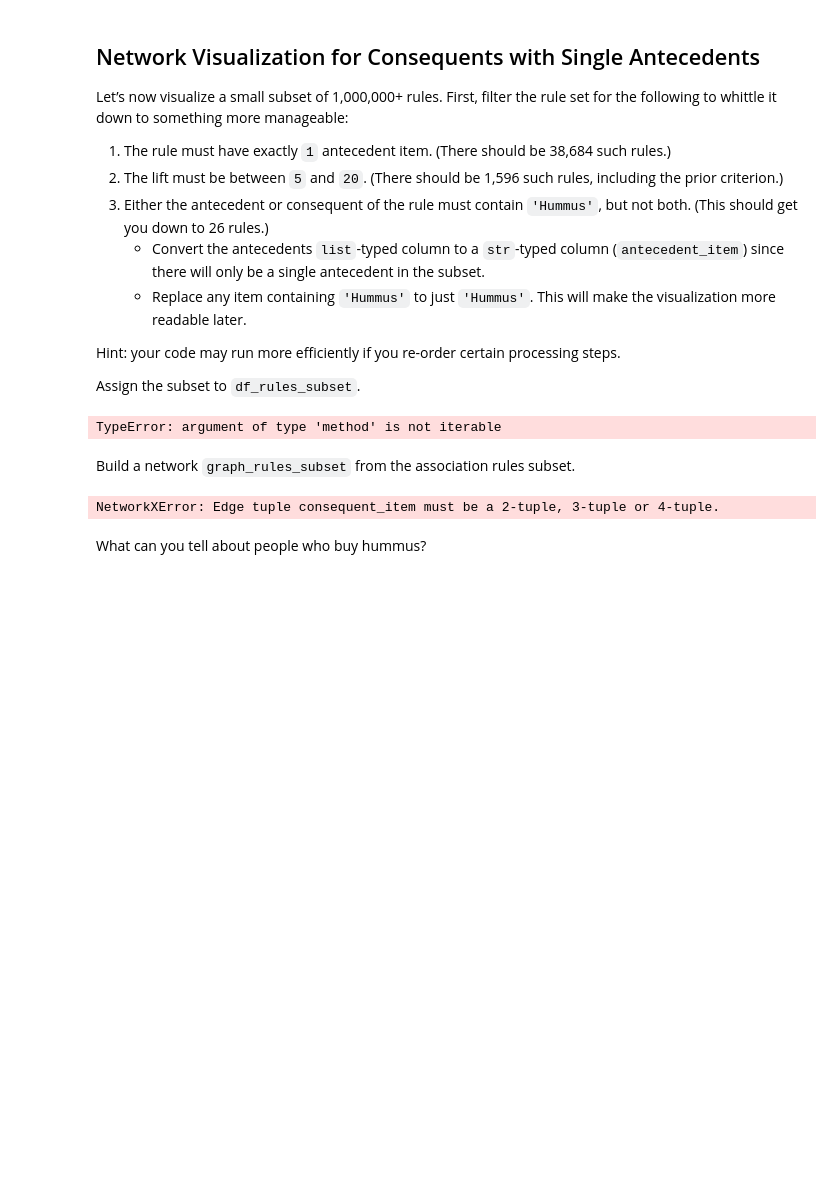
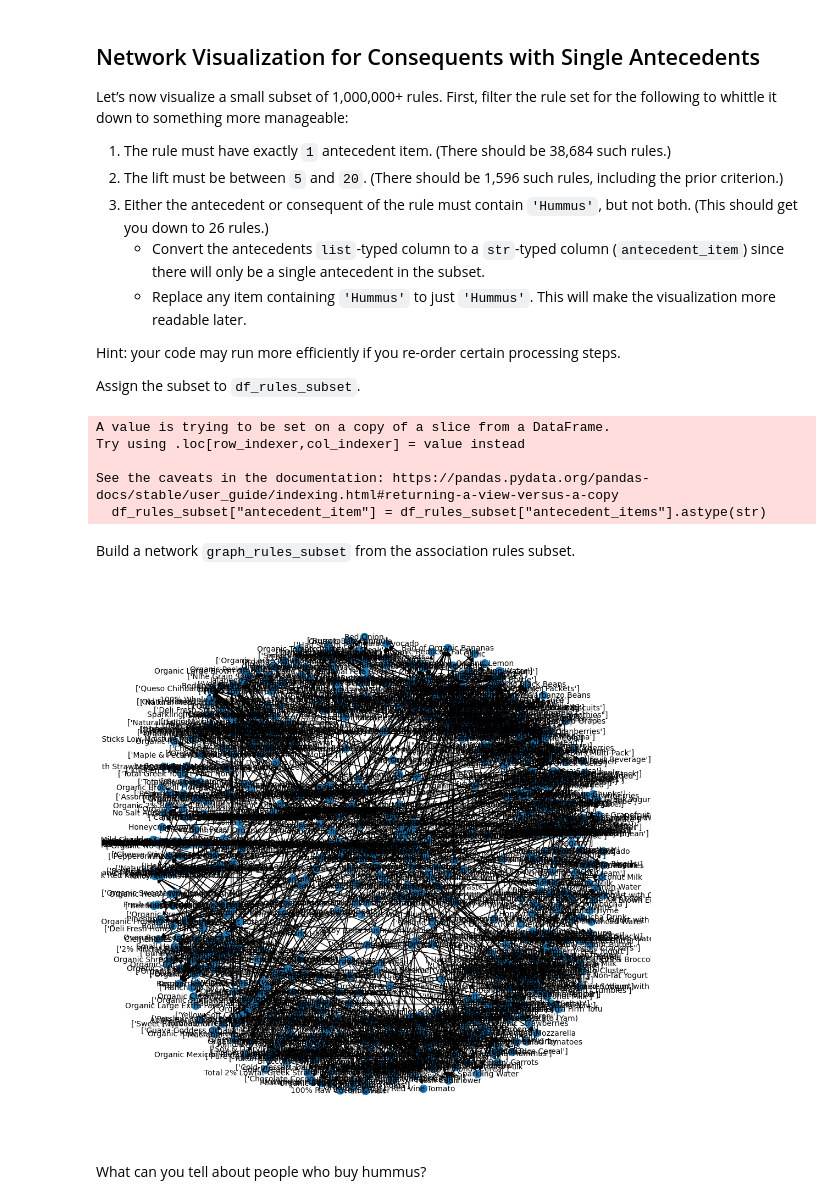
Before and after one commit to jsgarcha/CUNYTechPrep-2024-DS, a Jupyter notebook: Week-05-Unsupervised-Learning/Exercise-JG.ipynb, the cells around one changed output. Cells and saved outputs as stored; diff of their text form; code cells hidden in the pictures; blank space fills up the shorter version.

Commit message:
Fixed subset; graph needs work.

```diff
--- a/Week-05-Unsupervised-Learning/Exercise-JG.ipynb
+++ b/Week-05-Unsupervised-Learning/Exercise-JG.ipynb
@@ -109,22 +109,30 @@ Hint: your code may run more efficiently if you re-order certain processing step
 Assign the subset to `df_rules_subset`.
 # %%
 # Define df_rules_subset.
-subset = (df_rules["lift"] >= 5) & (df_rules["lift"] <= 20) & (df_rules["antecedent_items"].map(len) == 1) & ('Hummus' in df_rules["antecedent_items"])
+subset = (df_rules["lift"] >= 5) & (df_rules["lift"] <= 20) & (df_rules["antecedent_items"].map(len) == 1) & (df_rules["antecedent_items"].str.contains('Hummus').all() | df_rules["consequent_item"].str.contains('Hummus').all())
 df_rules_subset = df_rules[subset]
-len(df_rules_subset)
+
+df_rules_subset["antecedent_item"] = df_rules_subset["antecedent_items"].astype(str)
 # %% [output]
-TypeError: argument of type 'method' is not iterable
+A value is trying to be set on a copy of a slice from a DataFrame.
+Try using .loc[row_indexer,col_indexer] = value instead
+
+See the caveats in the documentation: https://pandas.pydata.org/pandas-docs/stable/user_guide/indexing.html#returning-a-view-versus-a-copy
+  df_rules_subset["antecedent_item"] = df_rules_subset["antecedent_items"].astype(str)
 # %% [markdown]
 Build a network `graph_rules_subset` from the association rules subset.
 # %%
 # Define graph_rules_subset, add the graph’s edges, and plot it. You may need a large figure size, smaller node size, and smaller font size.
 graph_rules_subset = nx.MultiDiGraph()
-graph_rules_subset.add_edges_from(
-    df_rules_subset
-)
+graph_rules_subset.add_edges_from((row['antecedent_item'], row['consequent_item']) for idx, row in df_rules_subset.iterrows())
 # Then render the graph.
+
+#I need to fix this
+mpl.figure(figsize=(10, 10))
+nx.draw(graph_rules_subset, with_labels=True, node_size=100,font_size=10, arrows=True)
+mpl.show()
 # %% [output]
-NetworkXError: Edge tuple consequent_item must be a 2-tuple, 3-tuple or 4-tuple.
+[figure, added]
 # %% [markdown]
 What can you tell about people who buy hummus?
 # %% [markdown]
```
Also changed, not shown: parts of 2 cells of this notebook.
